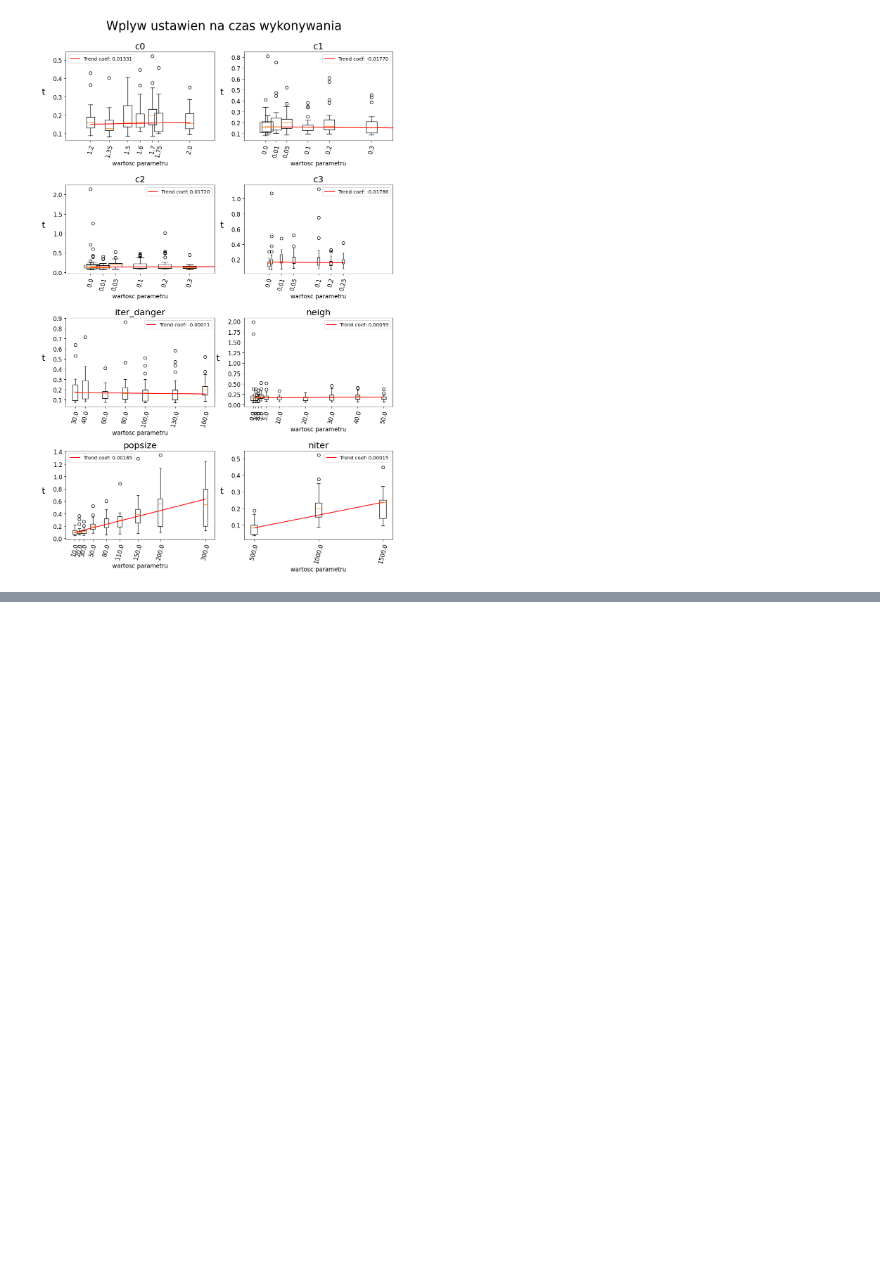
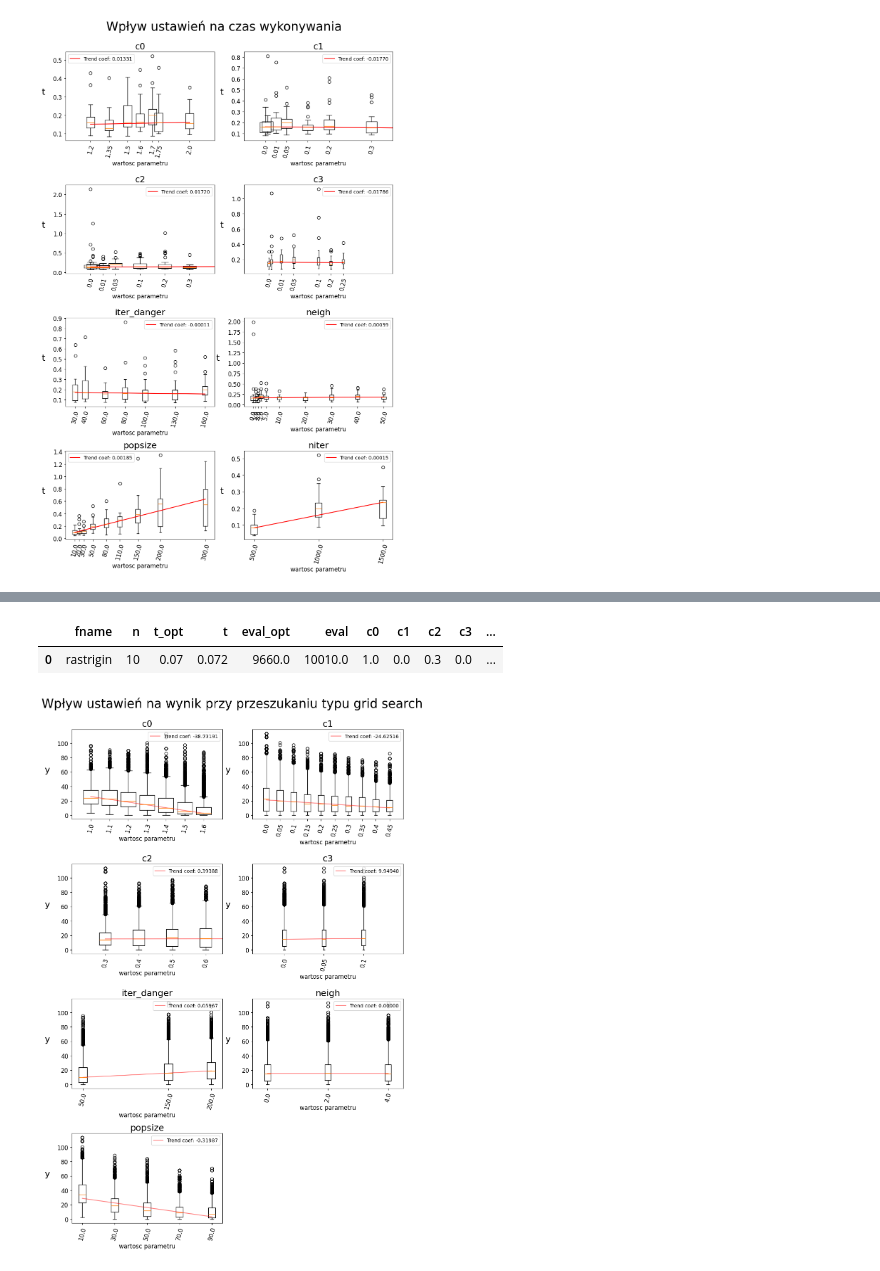
Before and after one commit to isso1550/MSWIO_24Z, a Jupyter notebook: cw10/analiza.ipynb, the cells around one changed output, grey strips where cells are left out. Cells and saved outputs as stored; diff of their text form; code cells hidden in the pictures; blank space fills up the shorter version.

```diff
--- a/cw10/analiza.ipynb
+++ b/cw10/analiza.ipynb
@@ -229,0 +286,59 @@ Name: 999, dtype: float64
+# %%
+df = pd.read_csv("./griddata.csv", index_col=0)
+df.head(1)
+# %% [output]
+|  | fname | n | t_opt | t | eval_opt | eval | c0 | c1 | c2 | c3 | ... |
+| 0 | rastrigin | 10 | 0.07 | 0.072 | 9660.0 | 10010.0 | 1.0 | 0.0 | 0.3 | 0.0 | ... |
+# %%
+def plot_single(df,param,ax, y='t'):
+    paramdf = df[df[param]!=dflt[param].values[0]].sort_values(by=param)
+    #dfltdf = df.loc[[0]] #only one default
+    #tdf = pd.concat([paramdf])
+    tdf = df.sort_values(by=param)
+    w = max(np.unique(tdf[param]))/20
+    for val in np.unique(tdf[param]):
+        tdf2 = tdf[tdf[param] == val]
+        ax.boxplot(tdf2[y], positions=[val], widths=[w])
+    #ax.set_xlabel(param, fontsize=18)
+    ax.set_title(f"{param}", fontdict={'fontsize':18})
+
+    ax.set_xlabel("wartosc parametru", fontsize=12)
+    ax.set_ylabel(y, labelpad=20, fontsize=18, rotation=0)
+    if param in ['c1','c2','c3']:
+                    t = ax.get_xticks()
+                    t = t[t!=0.01]
+                    ax.set_xticks(t)
+    match param:
+        case 'c0':
+            ax.set_xlim([.9,1.7])
+        case 'c1':
+            ax.set_xlim([-0.05,0.5])
+        case 'c2':
+            ax.set_xlim([0.2,.65])
+        case 'c3':
+            ax.set_xlim([-0.04,.15])
+
+    ax.set_yticklabels(ax.get_yticklabels(), fontsize=12)
+    ax.set_xticklabels(ax.get_xticklabels(), rotation = 75, fontsize=12)
+
+
+y = 'y'
+fig, axs = plt.subplots(4,2, figsize=(12,18))
+fig.subplots_adjust(hspace=0.5, wspace=0.2)
+i = -1
+for param in ['c0','c1','c2','c3','iter_danger','neigh','popsize','niter']:
+    i += 1
+    axid1 = int(i/2)
+    axid2 = i%2
+    plot_single(df, param, axs[axid1, axid2],y)
+    gb = df.groupby(by=param)
+    gbdf = gb.median(numeric_only=True)[y]
+    coef = np.polyfit(gbdf.index, gbdf.values, 1)
+    trend = np.poly1d(coef)
+    axs[axid1,axid2].plot(gbdf.index, trend(gbdf.index), color='red', label=f'Trend coef: {coef[0]:.5f}', alpha=0.5)
+    axs[axid1,axid2].legend(loc='upper right')
+axs[3,1].remove()
+fig.suptitle("Wpływ ustawień na wynik przy przeszukaniu typu grid search", fontsize=25, y=0.93)
+fig.savefig('./plots/grid.png', bbox_inches='tight')
+# %% [output]
+[figure, added]
```
Also changed, not shown: parts of 7 cells of this notebook, 17 other files.
